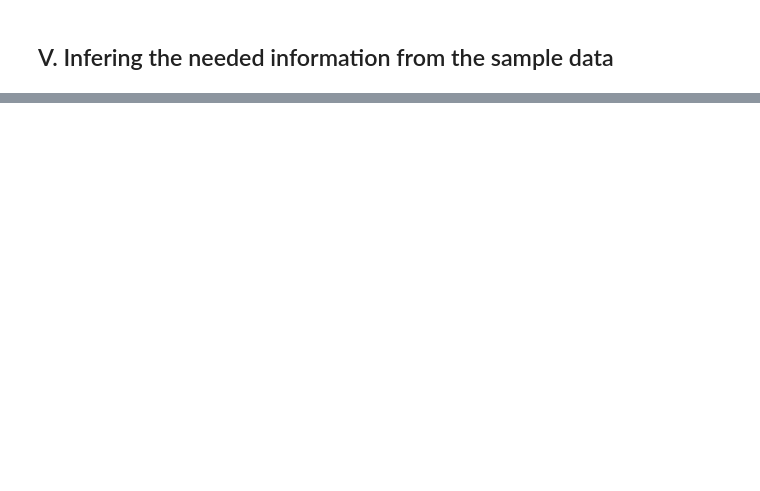
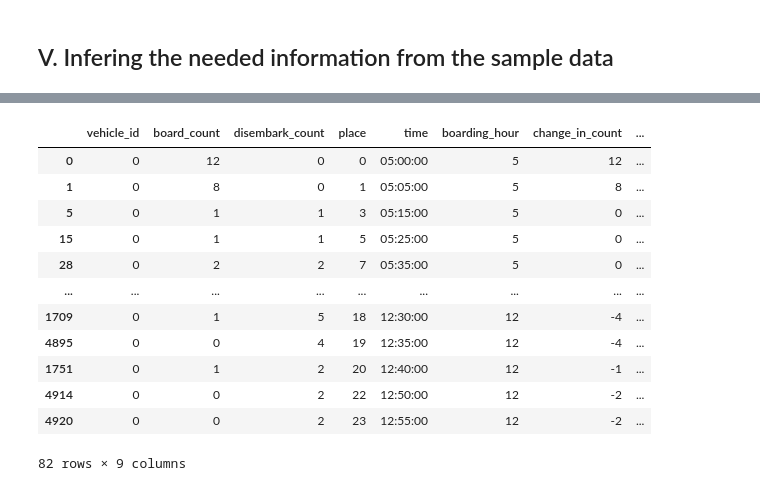
Before and after one commit to JLGAfrica/Python_Projects, a Jupyter notebook: Samples/2_Efficient_Transportation_v2.ipynb, the cells around one changed output, grey strips where cells are left out. Cells and saved outputs as stored; diff of their text form; code cells hidden in the pictures; blank space fills up the shorter version.

```diff
--- a/Samples/2_Efficient_Transportation_v2.ipynb
+++ b/Samples/2_Efficient_Transportation_v2.ipynb
@@ -485,0 +476,26 @@ See the caveats in the documentation: https://pandas.pydata.org/pandas-docs/stab
+# %%
+# Separating the records by vehicles
+record_by_vehicle = {vehicle_id: derivative[derivative['vehicle_id'] == vehicle_id] for vehicle_id in list(derivative['vehicle_id'].unique())}
+
+# Calculating how many passengers each vehicle has at every stop they make
+for key, value in record_by_vehicle.items():
+    value_copy = value.copy()
+    value_copy['current_passengers'] = value_copy['change_in_count'].cumsum()
+    value_copy['current_capacity_percentage'] = value_copy['current_passengers'] / 20
+    record_by_vehicle[key] = value_copy
+# %%
+record_by_vehicle[0]
+# %% [output]
+|  | vehicle_id | board_count | disembark_count | place | time | boarding_hour | change_in_count | ... |
+| 0 | 0 | 12 | 0 | 0 | 05:00:00 | 5 | 12 | ... |
+| 1 | 0 | 8 | 0 | 1 | 05:05:00 | 5 | 8 | ... |
+| 5 | 0 | 1 | 1 | 3 | 05:15:00 | 5 | 0 | ... |
+| 15 | 0 | 1 | 1 | 5 | 05:25:00 | 5 | 0 | ... |
+| 28 | 0 | 2 | 2 | 7 | 05:35:00 | 5 | 0 | ... |
+| ... | ... | ... | ... | ... | ... | ... | ... | ... |
+| 1709 | 0 | 1 | 5 | 18 | 12:30:00 | 12 | -4 | ... |
+| 4895 | 0 | 0 | 4 | 19 | 12:35:00 | 12 | -4 | ... |
+| 1751 | 0 | 1 | 2 | 20 | 12:40:00 | 12 | -1 | ... |
+| 4914 | 0 | 0 | 2 | 22 | 12:50:00 | 12 | -2 | ... |
+| 4920 | 0 | 0 | 2 | 23 | 12:55:00 | 12 | -2 | ... |
+82 rows × 9 columns
```
Also changed, not shown: parts of 15 cells of this notebook.
